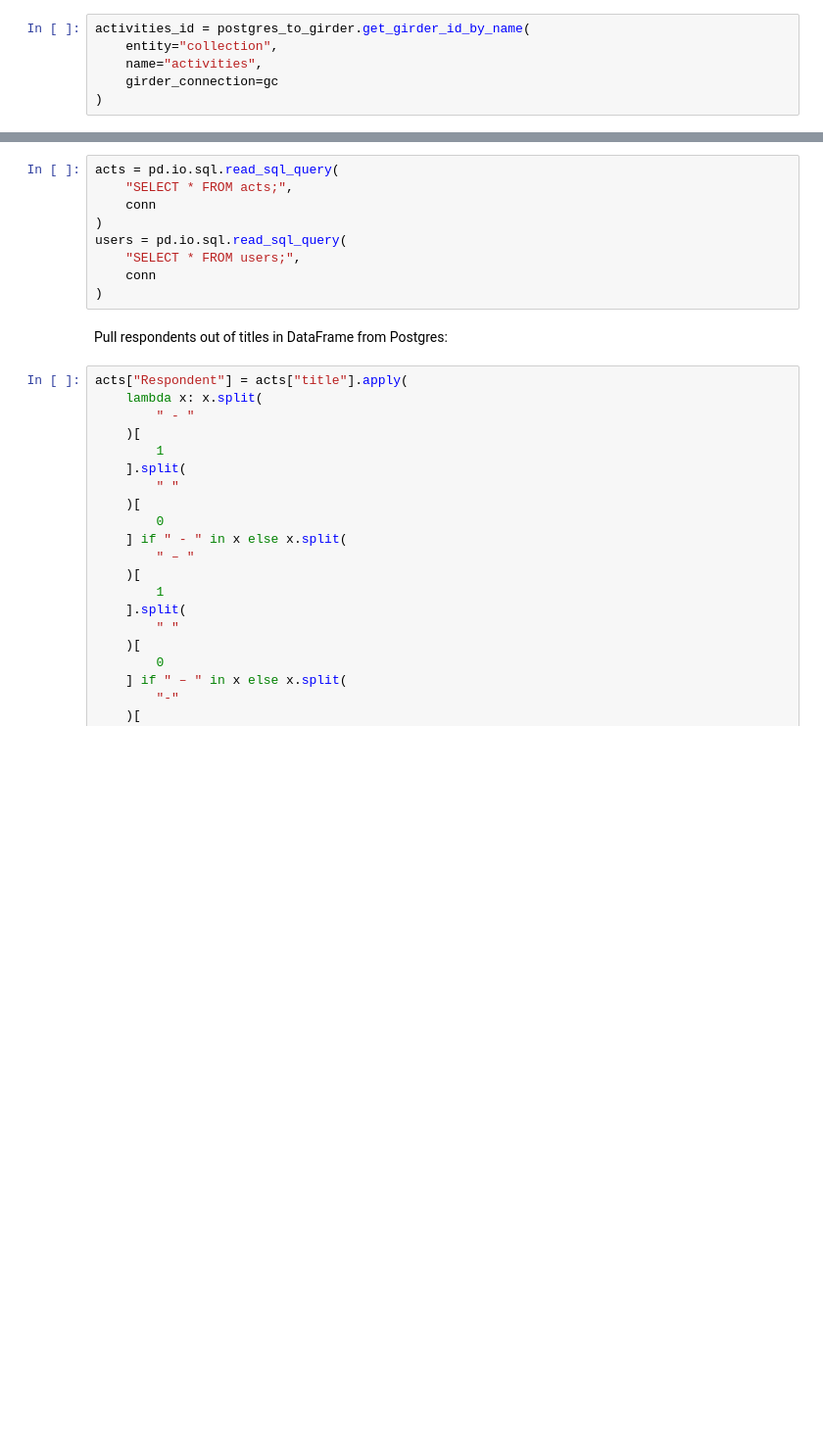
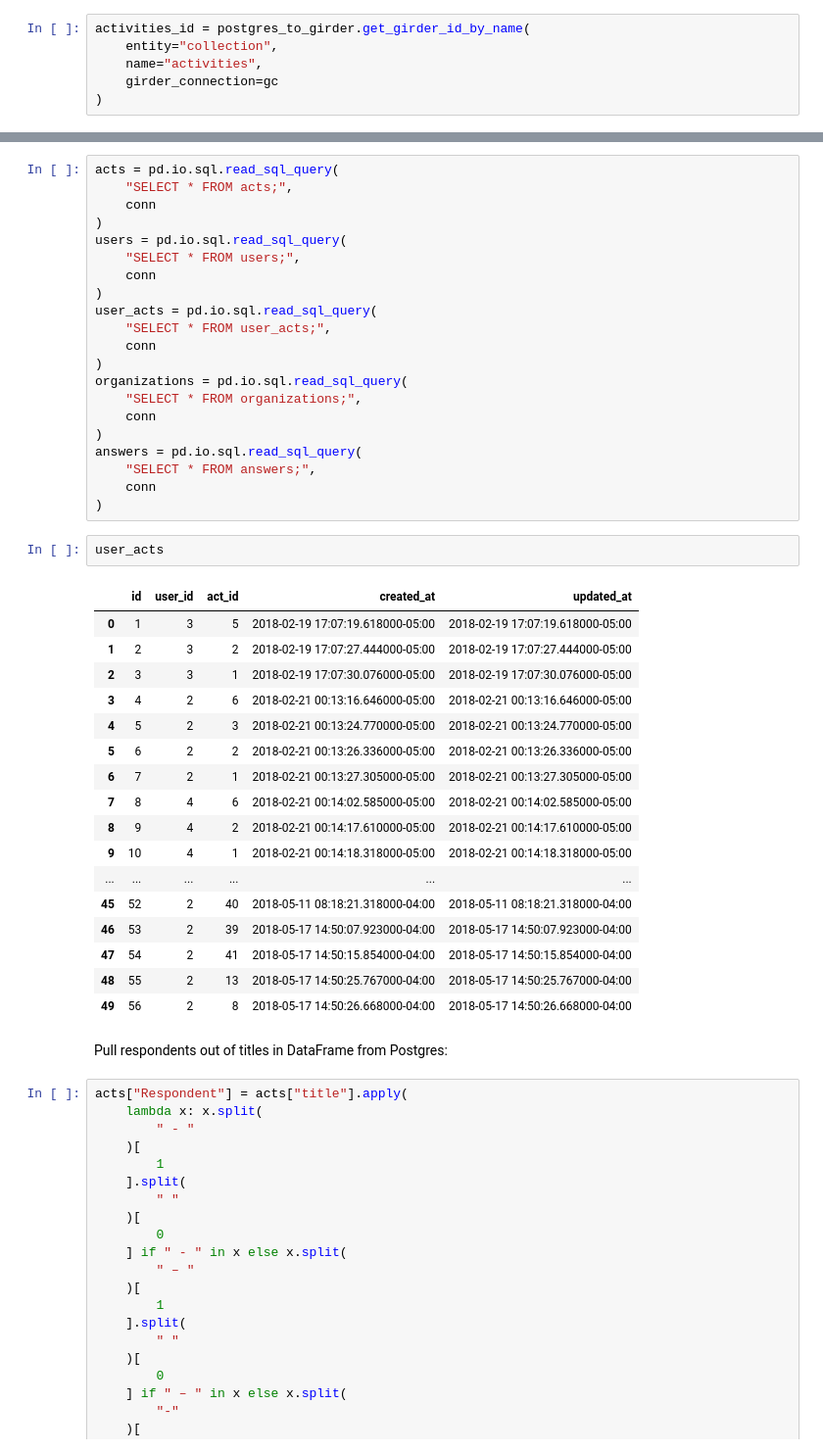
Before and after one commit to ChildMindInstitute/mindlogger-backend, a Jupyter notebook: postgres_to_girder/port.ipynb, the cells around one changed output, grey strips where cells are left out. Shown at 98% size. Saved outputs shown, nothing was run; the diff lists cells and outputs as text; blank space fills up the shorter version.

```diff
--- a/postgres_to_girder/port.ipynb
+++ b/postgres_to_girder/port.ipynb
@@ -70,6 +88,38 @@ users = pd.io.sql.read_sql_query(
     "SELECT * FROM users;",
     conn
 )
+user_acts = pd.io.sql.read_sql_query(
+    "SELECT * FROM user_acts;",
+    conn
+)
+organizations = pd.io.sql.read_sql_query(
+    "SELECT * FROM organizations;",
+    conn
+)
+answers = pd.io.sql.read_sql_query(
+    "SELECT * FROM answers;",
+    conn
+)
+# %%
+user_acts
+# %% [output]
+|  | id | user_id | act_id | created_at | updated_at |
+| 0 | 1 | 3 | 5 | 2018-02-19 17:07:19.618000-05:00 | 2018-02-19 17:07:19.618000-05:00 |
+| 1 | 2 | 3 | 2 | 2018-02-19 17:07:27.444000-05:00 | 2018-02-19 17:07:27.444000-05:00 |
+| 2 | 3 | 3 | 1 | 2018-02-19 17:07:30.076000-05:00 | 2018-02-19 17:07:30.076000-05:00 |
+| 3 | 4 | 2 | 6 | 2018-02-21 00:13:16.646000-05:00 | 2018-02-21 00:13:16.646000-05:00 |
+| 4 | 5 | 2 | 3 | 2018-02-21 00:13:24.770000-05:00 | 2018-02-21 00:13:24.770000-05:00 |
+| 5 | 6 | 2 | 2 | 2018-02-21 00:13:26.336000-05:00 | 2018-02-21 00:13:26.336000-05:00 |
+| 6 | 7 | 2 | 1 | 2018-02-21 00:13:27.305000-05:00 | 2018-02-21 00:13:27.305000-05:00 |
+| 7 | 8 | 4 | 6 | 2018-02-21 00:14:02.585000-05:00 | 2018-02-21 00:14:02.585000-05:00 |
+| 8 | 9 | 4 | 2 | 2018-02-21 00:14:17.610000-05:00 | 2018-02-21 00:14:17.610000-05:00 |
+| 9 | 10 | 4 | 1 | 2018-02-21 00:14:18.318000-05:00 | 2018-02-21 00:14:18.318000-05:00 |
+| ... | ... | ... | ... | ... | ... |
+| 45 | 52 | 2 | 40 | 2018-05-11 08:18:21.318000-04:00 | 2018-05-11 08:18:21.318000-04:00 |
+| 46 | 53 | 2 | 39 | 2018-05-17 14:50:07.923000-04:00 | 2018-05-17 14:50:07.923000-04:00 |
+| 47 | 54 | 2 | 41 | 2018-05-17 14:50:15.854000-04:00 | 2018-05-17 14:50:15.854000-04:00 |
+| 48 | 55 | 2 | 13 | 2018-05-17 14:50:25.767000-04:00 | 2018-05-17 14:50:25.767000-04:00 |
+| 49 | 56 | 2 | 8 | 2018-05-17 14:50:26.668000-04:00 | 2018-05-17 14:50:26.668000-04:00 |
 # %% [markdown]
 Pull respondents out of titles in DataFrame from Postgres:
 # %%
```
Also changed, not shown: parts of 6 cells of this notebook, 1 other file.
